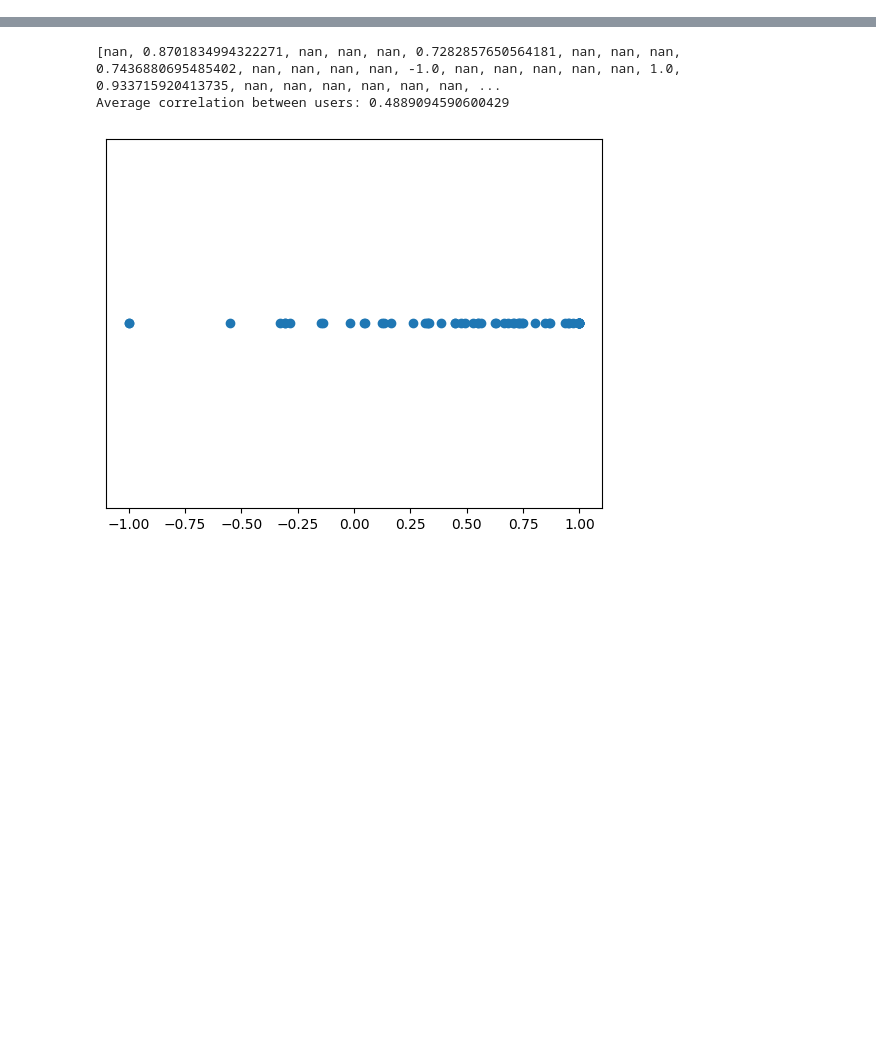
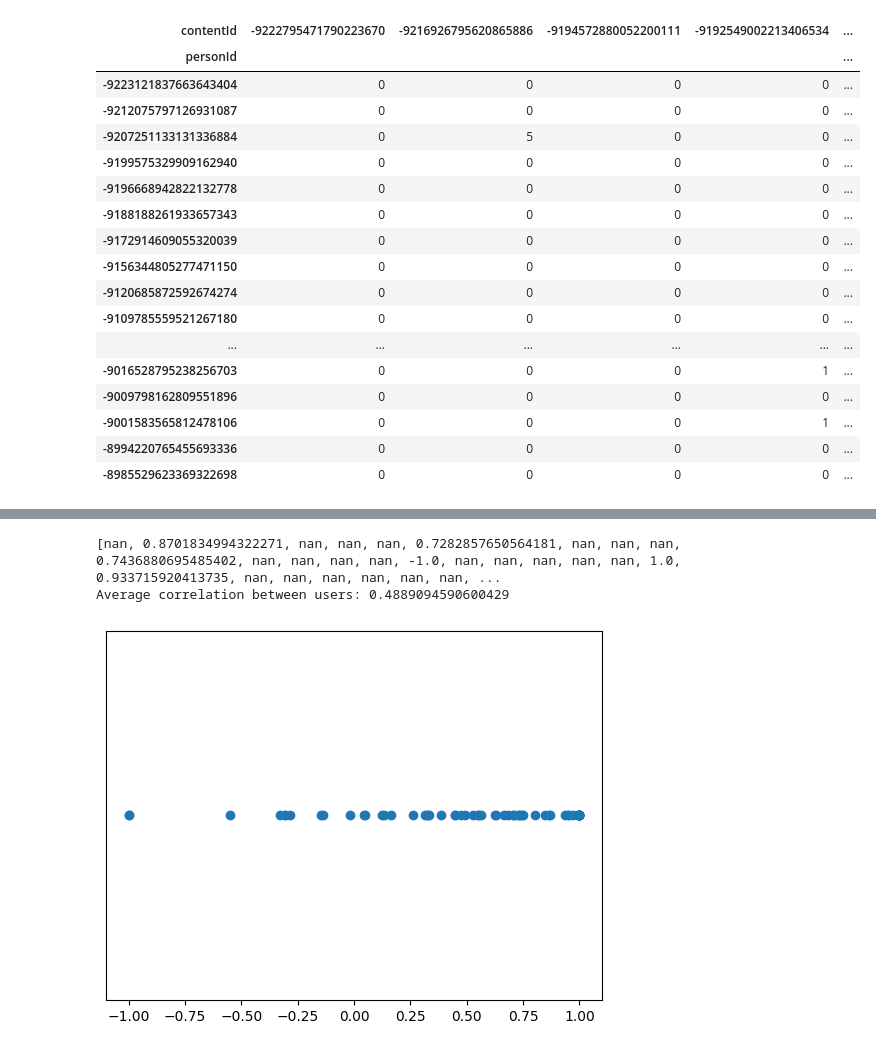
Before and after one commit to MK473203/NLP_project_35, a Jupyter notebook: project.ipynb, the cells around one changed output, grey strips where cells are left out. Cells and saved outputs as stored; diff of their text form; code cells hidden in the pictures; blank space fills up the shorter version.

Commit message:
All tasks functional?

```diff
--- a/project.ipynb
+++ b/project.ipynb
@@ -117,18 +69,0 @@ users with at least 3 interactions: 1400
-# %%
-
-print('# of interactions: %d' % len(interactions))
-interactions_from_selected_users_df = interactions.merge(users_with_enough_interactions_df,
-               how = 'right',
-               left_on = 'personId',
-               right_on = 'personId')
-print('# of interactions from users with at least 3 interactions: %d' % len(interactions_from_selected_users_df))
-
-interactions_full_df = interactions_from_selected_users_df.groupby(['personId', 'contentId'])['eventRating'].sum().reset_index()
-print('# of unique user/item interactions: %d' % len(interactions_full_df))
-interactions_full_df.head(10)
-
-articles_full =  articles.merge(articles_with_enough_interactions_df,
-               how = 'right',
-               left_on = 'contentId',
-               right_on = 'contentId')
-print('# of interactions from users with at least 3 interactions and articles with at least 2 interactions: %d' % len(articles_full))
@@ -139,0 +70,54 @@ print('# of interactions from users with at least 3 interactions and articles wi
+# %%
+#1
+
+#function that filters dataset according to wanted number of user and article interactions and computes popularity ranking of given set
+def filter_df(data, articles, user_interactions_at_least, article_interactions_at_least, pivot=True):
+
+    #Selecting articles and users with enough interactions
+    users_interactions_count = data.groupby(['personId', 'contentId']).size().groupby('personId').size()
+    print('number of users:', len(users_interactions_count))
+    users_with_enough_interactions_df = users_interactions_count[users_interactions_count >= user_interactions_at_least].reset_index()[['personId']]
+
+    article_interactions_count = data.groupby(['personId', 'contentId']).size().groupby('contentId').size()
+    articles_with_enough_interactions_df = article_interactions_count[article_interactions_count >= article_interactions_at_least].reset_index()[['contentId']]
+
+    print("articles with at least", article_interactions_at_least, "interactions:", len(articles_with_enough_interactions_df))
+    print("users with at least", user_interactions_at_least, "interactions:", len(users_with_enough_interactions_df))
+    print('number of interactions:', len(data))
+    interactions_from_selected_users_df = data.merge(users_with_enough_interactions_df,
+                how = 'right',
+                left_on = 'personId',
+                right_on = 'personId')
+    print('number of interactions from users with at least 3 interactions:', len(interactions_from_selected_users_df))
+
+
+    interactions_from_selected_users_df = interactions_from_selected_users_df.merge(articles_with_enough_interactions_df,
+                how = 'right',
+                left_on = 'contentId',
+                right_on = 'contentId')
+    print("number of interactions users with at least 3 interactions and with articles of at least 2 interactions", len(interactions_from_selected_users_df))
+
+    #article_interactions_count = data.groupby(['personId', 'contentId']).size().groupby('contentId').size()
+    #articles_with_enough_interactions_df = article_interactions_count[article_interactions_count >= article_interactions_at_least].reset_index()[['contentId']]
+    articles_fil = articles[articles['contentId'].isin(articles_with_enough_interactions_df['contentId'])]
+    print("num articles:", len(articles_fil))
+
+    #select unique item/user interactions
+    if  pivot==False:
+        #interactions_filtered = interactions_from_selected_users_df.groupby(['personId', 'contentId'])['eventRating'].sum().reset_index()
+        interactions_filtered = interactions_from_selected_users_df[['personId', 'contentId','eventRating']].drop_duplicates()
+        #item_popularity = interactions_selected.groupby('contentId')['eventRating'].sum().sort_values(ascending=False).reset_index()
+    else:
+        interactions_df =interactions_from_selected_users_df[['personId', 'contentId','eventRating']]
+        interactions_filtered = interactions_from_selected_users_df[['personId', 'contentId','eventRating']]
+        interactions_filtered = interactions_filtered.pivot_table(index='personId', columns='contentId', values='eventRating', fill_value=0)
+
+    item_popularity = []
+
+    print('number of of unique user/item interactions:', len(interactions_filtered))
+
+    return(interactions_filtered, interactions_df, articles_fil)
+
+interactions_selected, interactions_df, articles = filter_df(data=interactions, articles=articles, user_interactions_at_least=3, article_interactions_at_least=2, pivot=True)
+interactions_selected.head(20)
+# %% [output]
@@ -139,0 +132,18 @@ print('# of interactions from users with at least 3 interactions and articles wi
+| contentId | -9222795471790223670 | -9216926795620865886 | -9194572880052200111 | -9192549002213406534 | ... |
+| personId |  |  |  |  | ... |
+| -9223121837663643404 | 0 | 0 | 0 | 0 | ... |
+| -9212075797126931087 | 0 | 0 | 0 | 0 | ... |
+| -9207251133131336884 | 0 | 5 | 0 | 0 | ... |
+| -9199575329909162940 | 0 | 0 | 0 | 0 | ... |
+| -9196668942822132778 | 0 | 0 | 0 | 0 | ... |
+| -9188188261933657343 | 0 | 0 | 0 | 0 | ... |
+| -9172914609055320039 | 0 | 0 | 0 | 0 | ... |
+| -9156344805277471150 | 0 | 0 | 0 | 0 | ... |
+| -9120685872592674274 | 0 | 0 | 0 | 0 | ... |
+| -9109785559521267180 | 0 | 0 | 0 | 0 | ... |
+| ... | ... | ... | ... | ... | ... |
+| -9016528795238256703 | 0 | 0 | 0 | 1 | ... |
+| -9009798162809551896 | 0 | 0 | 0 | 0 | ... |
+| -9001583565812478106 | 0 | 0 | 0 | 1 | ... |
+| -8994220765455693336 | 0 | 0 | 0 | 0 | ... |
+| -8985529623369322698 | 0 | 0 | 0 | 0 | ... |
```
Also changed, not shown: parts of 22 cells of this notebook.
